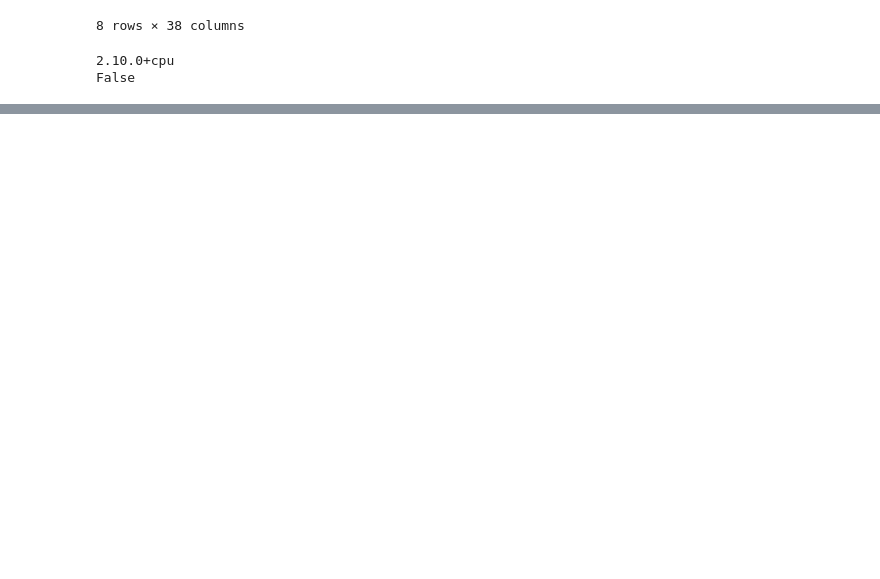
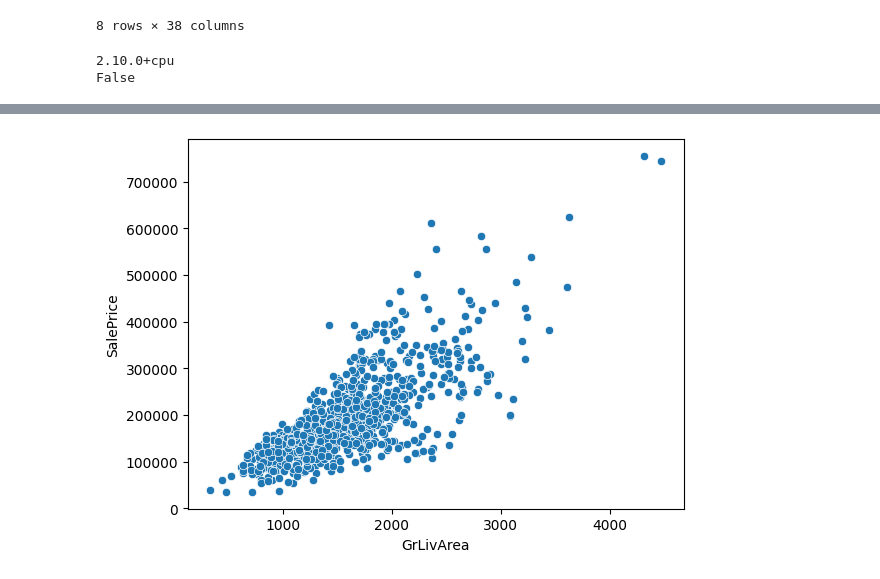
Before and after one commit to KickOutFury/AI-STUDY, a Jupyter notebook: KAGGLE/house-prices/house_prices.ipynb, the cells around one changed output, grey strips where cells are left out. Drawn from its saved outputs; the diff is of its cells as text; code cells hidden in the pictures; blank space fills up the shorter version.

```diff
--- a/KAGGLE/house-prices/house_prices.ipynb
+++ b/KAGGLE/house-prices/house_prices.ipynb
@@ -54,0 +114,6 @@ False
+# %%
+train = train.drop(train[(train["SalePrice"] < 300000) & (train["GrLivArea"]> 4000)].index)
+sns.scatterplot(x=train["GrLivArea"],y=train["SalePrice"])
+plt.show()
+# %% [output]
+[figure, added]
```
Also changed, not shown: parts of 11 cells of this notebook.
